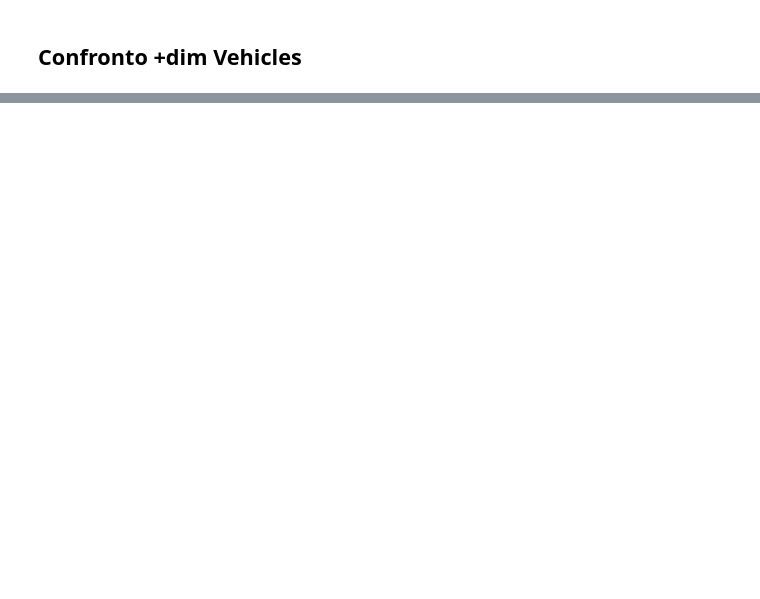
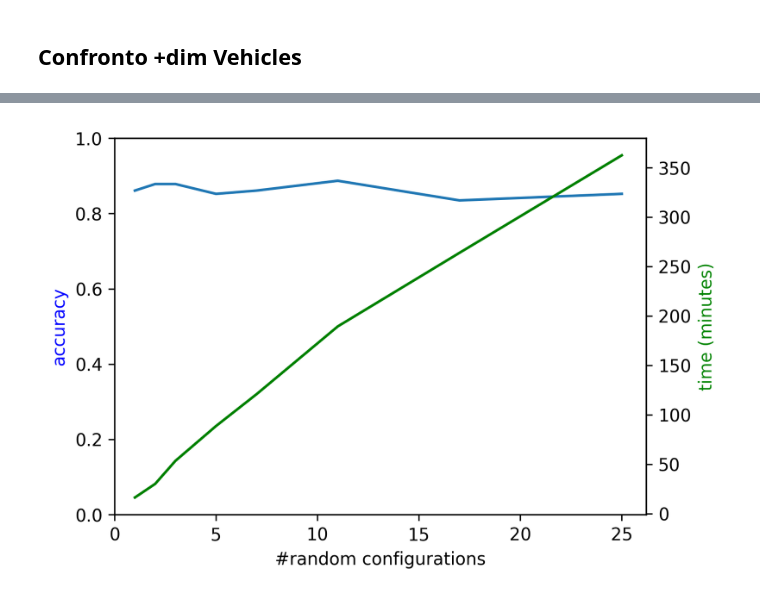
Before and after one commit to cri98li/cri98tj, a Jupyter notebook: Notebooks per grafici/Confronti nostri modelli.ipynb, the cells around one changed output, grey strips where cells are left out. Drawn from its saved outputs; the diff is of its cells as text; code cells hidden in the pictures; blank space fills up the shorter version.

```diff
--- a/Notebooks per grafici/Confronti nostri modelli.ipynb
+++ b/Notebooks per grafici/Confronti nostri modelli.ipynb
@@ -284,0 +317,24 @@ plt.show()
+# %%
+ax1 = plt.subplot()
+plt.ylim(ymin=0)
+ax2 = plt.twinx()
+
+l1 = ax1.plot(MrSQM_Vehicles.n, MrSQM_Vehicles.acc)
+l2 = ax2.plot(MrSQM_Vehicles.n, MrSQM_Vehicles.t/60000, 'green')#min
+
+
+ax1.set_ylabel('accuracy', color='blue')
+ax2.set_ylabel('time (minutes)', color='green')
+
+ax1.set_xlabel('#random configurations')
+
+#plt.legend([l1, l2], ["accuracy", "time"])
+plt.xlim(xmin=0)
+fig = plt.gcf()
+fig.set_size_inches(5.5, 4)
+fig.set_dpi(300)
+plt.savefig("MrSQM Vehicles.pdf", bbox_inches='tight')
+
+plt.show()
+# %% [output]
+[figure, added]
```
Also changed, not shown: parts of 6 cells of this notebook, 23 other files.
